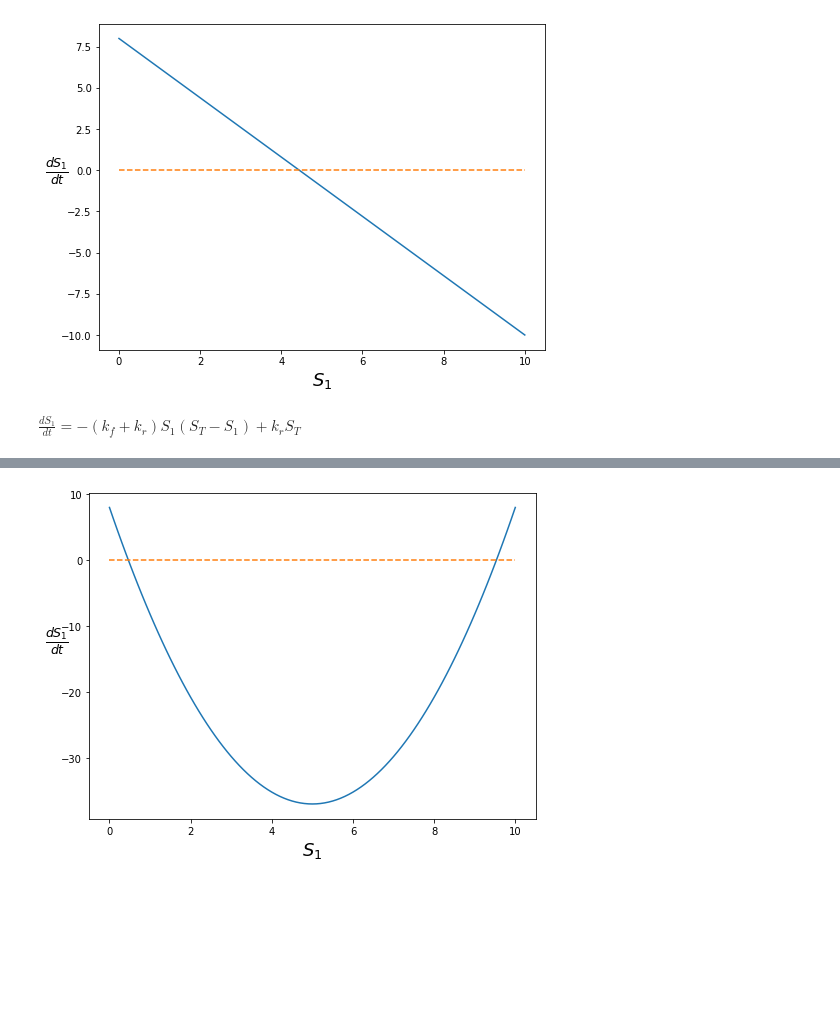
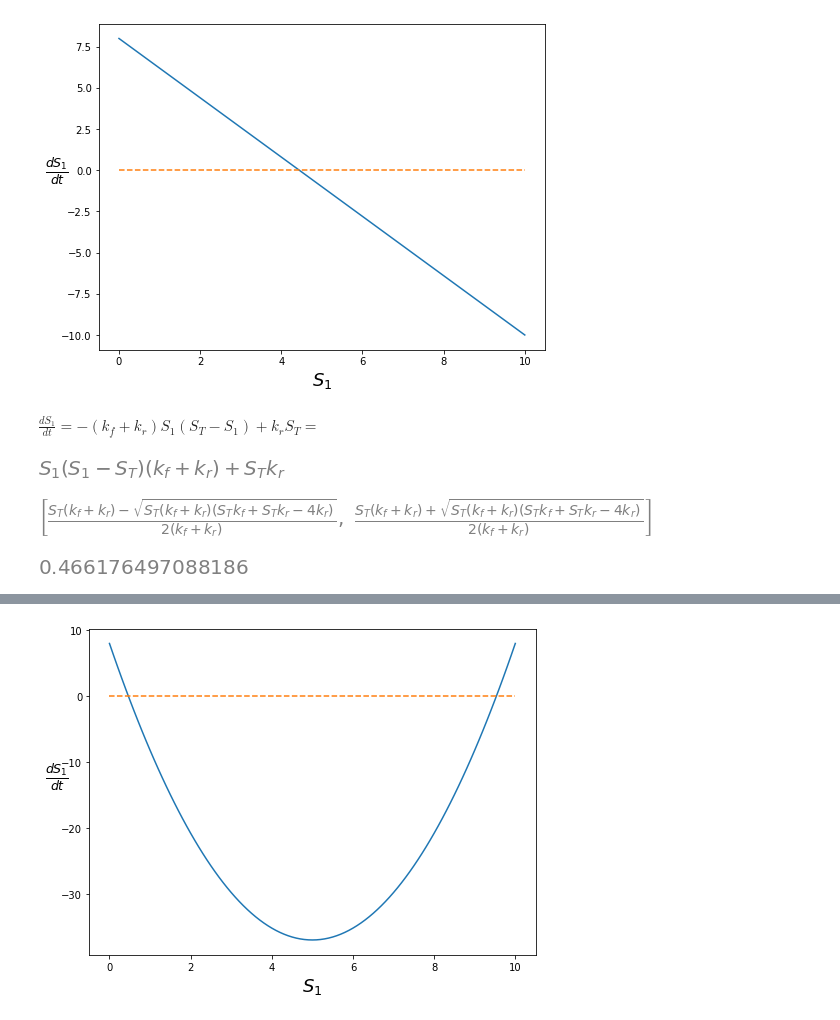
Before and after one commit to ModelEngineering/advancing-biomedical-models, a Jupyter notebook: lecture_2/lecture_2.ipynb, the cells around one changed output, grey strips where cells are left out. Cells and saved outputs as stored; diff of their text form; code cells hidden in the pictures; blank space fills up the shorter version.

```diff
--- a/lecture_2/lecture_2.ipynb
+++ b/lecture_2/lecture_2.ipynb
@@ -22,4 +23,21 @@ _ = ax.plot([0, 10], [0, 0], linestyle="--")
 # %% [output]
 [figure]
 # %% [markdown]
-$\frac{dS_1}{dt} = -(k_f +k_r)S_1(S_T - S_1) + k_r S_T $
+$\frac{dS_1}{dt} = -(k_f +k_r)S_1(S_T - S_1) + k_r S_T = $
+# %%
+sy.init_printing()
+dS1, S1, k_f, k_r, S_T, k_2, k_3, k_0, S2 = sy.symbols("dS1 S1 k_f k_r S_T k_2 k_3 k_0 S2")
+# %%
+f_dS1 = -(k_f + k_r)*S1*(S_T - S1) + (k_r)*S_T
+sy.simplify(f_dS1)
+# %% [output]
+[figure, added]
+# %%
+ans = sy.solve(f_dS1, S1)
+ans
+# %% [output]
+[figure, added]
+# %%
+ans[0].evalf(subs={S_T: C_S_T, k_f: C_k_f, k_r: C_k_r})
+# %% [output]
+[figure, added]
```
Also changed, not shown: parts of 14 cells of this notebook.
